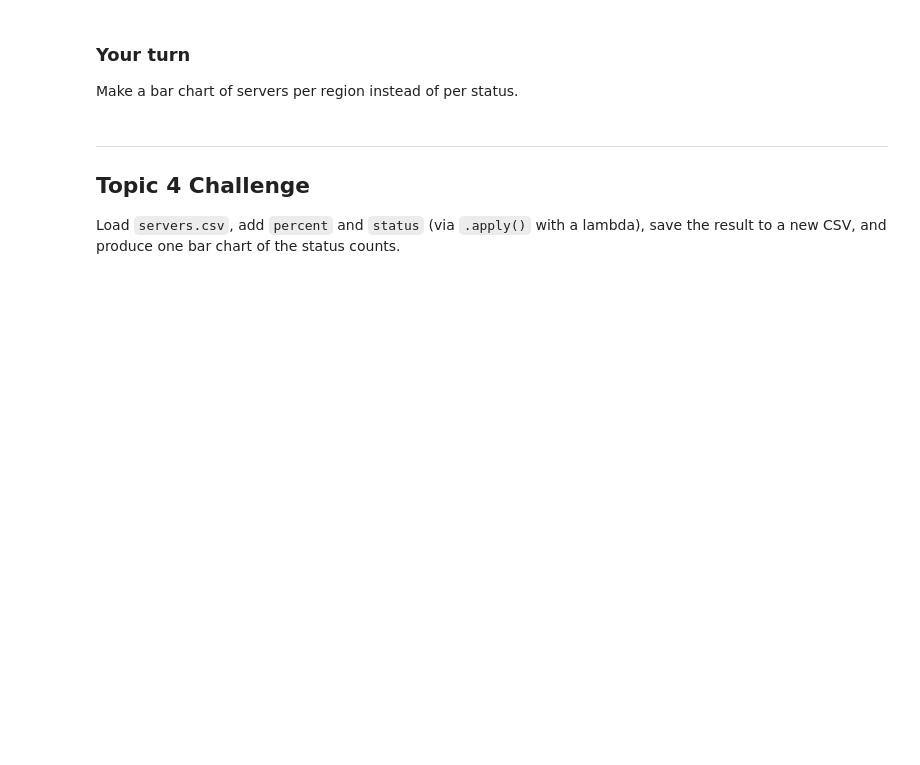
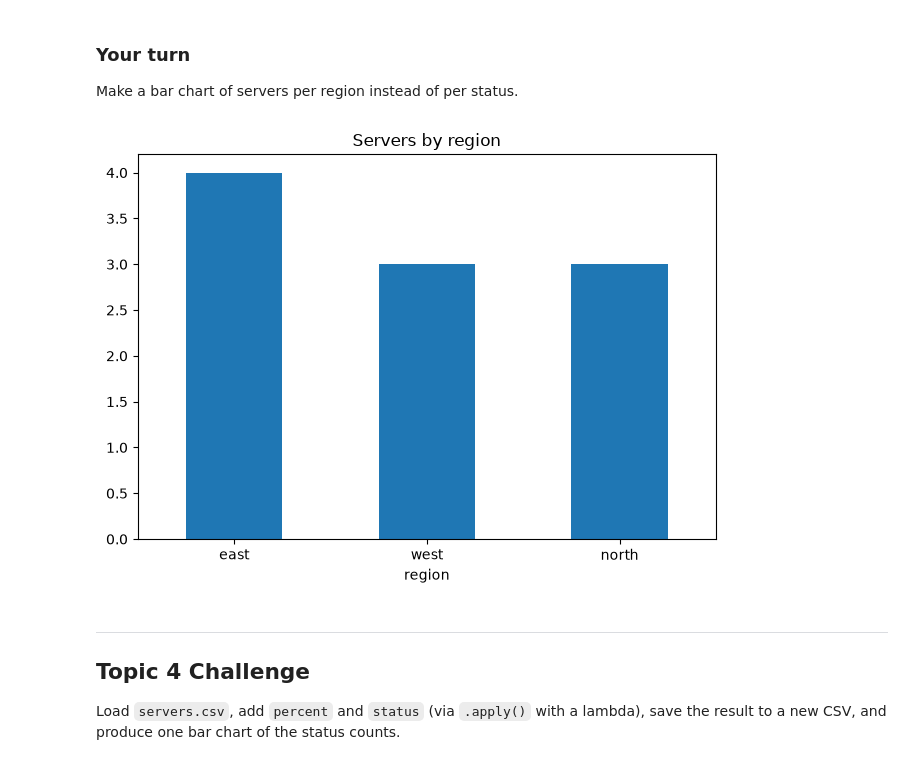
Before and after one commit to FearlessDan18/CST1510, a Jupyter notebook: Week 06 - Pandas/04 - Apply, Lambda and Finishing Up/W06T04_walkthrough.ipynb, the cells around one changed output. Cells and saved outputs as stored; diff of their text form; code cells hidden in the pictures; blank space fills up the shorter version.

```diff
--- a/Week 06 - Pandas/04 - Apply, Lambda and Finishing Up/W06T04_walkthrough.ipynb
+++ b/Week 06 - Pandas/04 - Apply, Lambda and Finishing Up/W06T04_walkthrough.ipynb
@@ -77,0 +161,12 @@ Use `.apply()` with a lambda to add a column `region_upper` — the `region` col
+# %%
+# your code here
+import pandas as pd
+
+# Load the dataset (if starting fresh in this cell)
+servers = pd.read_csv("servers.csv")
+
+# Add the new column using apply and lambda to capitalize the region names
+servers["region_upper"] = servers["region"].apply(lambda x: x.upper())
+
+# Preview the results
+print(servers[["region", "region_upper"]])
@@ -99,3 +204,12 @@ Make a bar chart of servers per region instead of per status.
+# %%
+# your code here
+import matplotlib.pyplot as plt
+
+servers["region"].value_counts().plot(kind="bar", title="Servers by region", rot=0)
+plt.tight_layout()
+plt.show()
+# %% [output]
+[figure, added]
 # %% [markdown]
 ---
 ## Topic 4 Challenge
```
Also changed, not shown: parts of 12 cells of this notebook, 18 other files.
